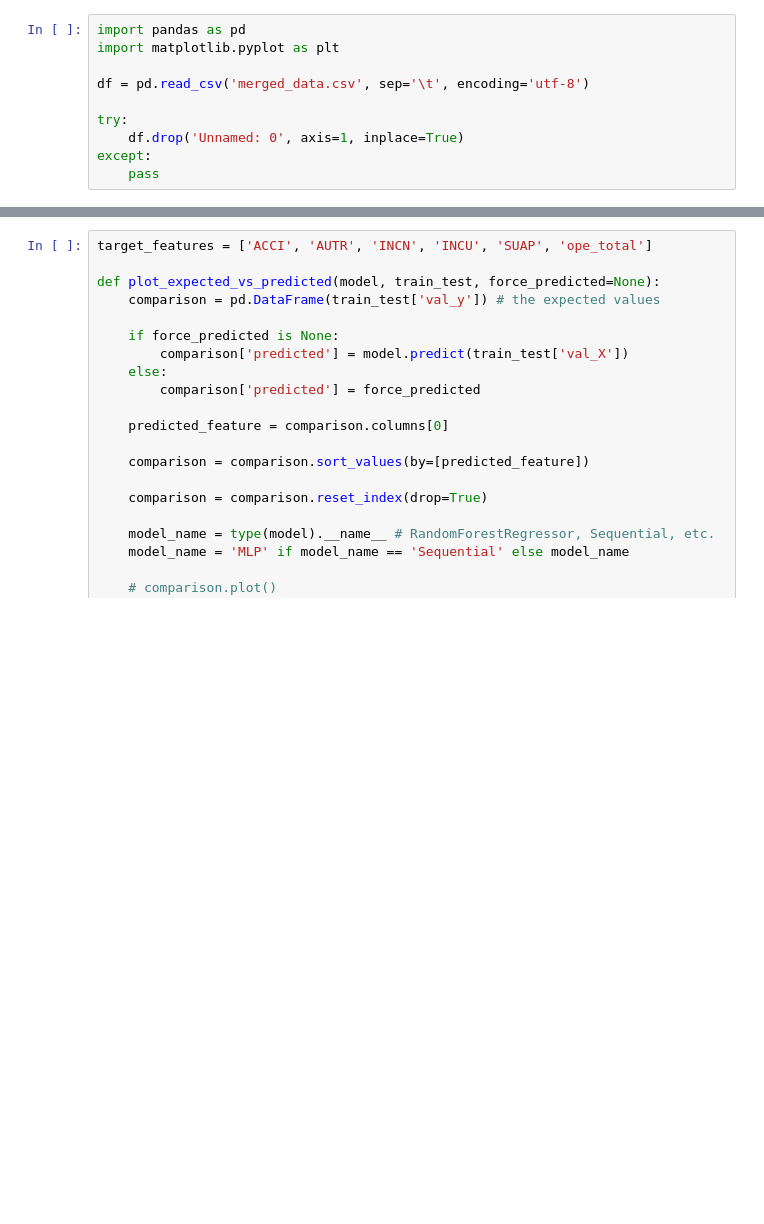
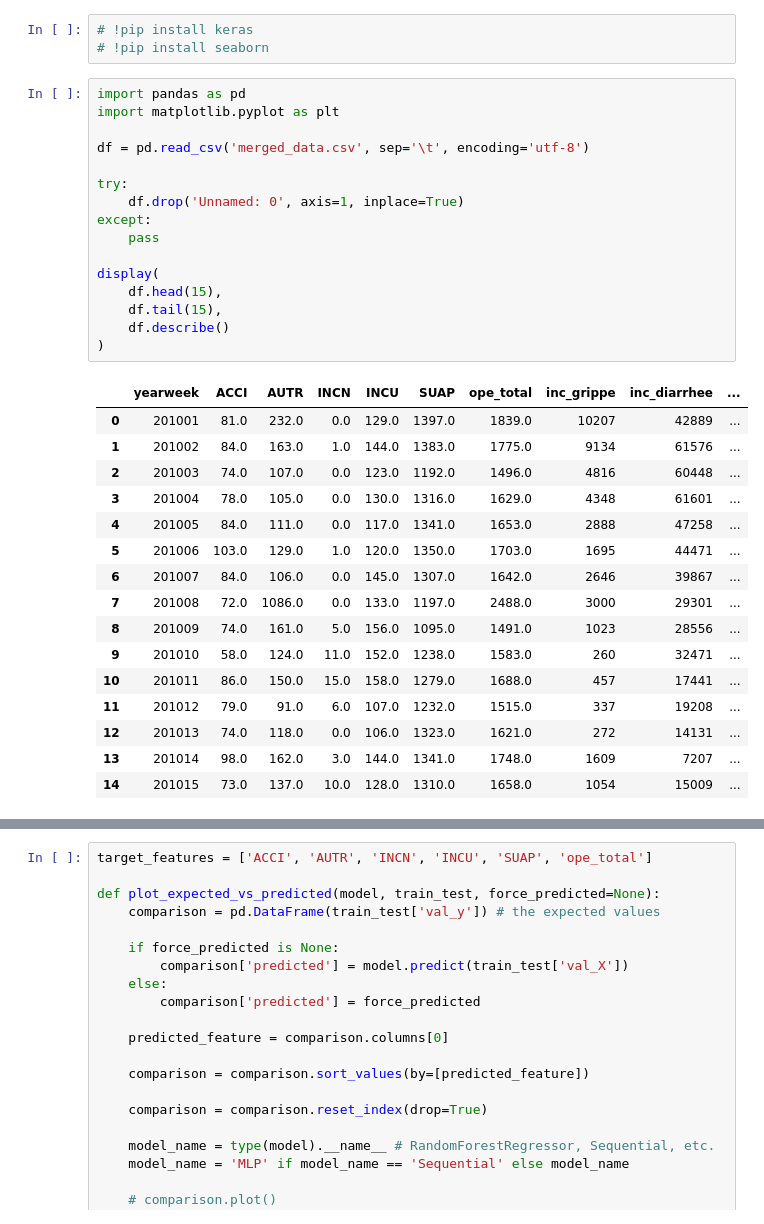
Before and after one commit to macdrien/utbm-ad50-predict-interventions-number-sdis91, a Jupyter notebook: src/models.ipynb, the cells around one changed output, grey strips where cells are left out. Drawn from its saved outputs; the diff is of its cells as text; blank space fills up the shorter version.

```diff
--- a/src/models.ipynb
+++ b/src/models.ipynb
@@ -1,10 +1,36 @@
+# %%
+# !pip install keras
+# !pip install seaborn
 # %%
 import pandas as pd
 import matplotlib.pyplot as plt
 
 df = pd.read_csv('merged_data.csv', sep='\t', encoding='utf-8')
 
 try:
     df.drop('Unnamed: 0', axis=1, inplace=True)
 except:
     pass
+
+display(
+    df.head(15),
+    df.tail(15),
+    df.describe()
+)
+# %% [output]
+|  | yearweek | ACCI | AUTR | INCN | INCU | SUAP | ope_total | inc_grippe | inc_diarrhee | ... |
+| 0 | 201001 | 81.0 | 232.0 | 0.0 | 129.0 | 1397.0 | 1839.0 | 10207 | 42889 | ... |
+| 1 | 201002 | 84.0 | 163.0 | 1.0 | 144.0 | 1383.0 | 1775.0 | 9134 | 61576 | ... |
+| 2 | 201003 | 74.0 | 107.0 | 0.0 | 123.0 | 1192.0 | 1496.0 | 4816 | 60448 | ... |
+| 3 | 201004 | 78.0 | 105.0 | 0.0 | 130.0 | 1316.0 | 1629.0 | 4348 | 61601 | ... |
+| 4 | 201005 | 84.0 | 111.0 | 0.0 | 117.0 | 1341.0 | 1653.0 | 2888 | 47258 | ... |
+| 5 | 201006 | 103.0 | 129.0 | 1.0 | 120.0 | 1350.0 | 1703.0 | 1695 | 44471 | ... |
+| 6 | 201007 | 84.0 | 106.0 | 0.0 | 145.0 | 1307.0 | 1642.0 | 2646 | 39867 | ... |
+| 7 | 201008 | 72.0 | 1086.0 | 0.0 | 133.0 | 1197.0 | 2488.0 | 3000 | 29301 | ... |
+| 8 | 201009 | 74.0 | 161.0 | 5.0 | 156.0 | 1095.0 | 1491.0 | 1023 | 28556 | ... |
+| 9 | 201010 | 58.0 | 124.0 | 11.0 | 152.0 | 1238.0 | 1583.0 | 260 | 32471 | ... |
+| 10 | 201011 | 86.0 | 150.0 | 15.0 | 158.0 | 1279.0 | 1688.0 | 457 | 17441 | ... |
+| 11 | 201012 | 79.0 | 91.0 | 6.0 | 107.0 | 1232.0 | 1515.0 | 337 | 19208 | ... |
+| 12 | 201013 | 74.0 | 118.0 | 0.0 | 106.0 | 1323.0 | 1621.0 | 272 | 14131 | ... |
+| 13 | 201014 | 98.0 | 162.0 | 3.0 | 144.0 | 1341.0 | 1748.0 | 1609 | 7207 | ... |
+| 14 | 201015 | 73.0 | 137.0 | 10.0 | 128.0 | 1310.0 | 1658.0 | 1054 | 15009 | ... |
```
Also changed, not shown: parts of 9 cells of this notebook, 10 other files.
